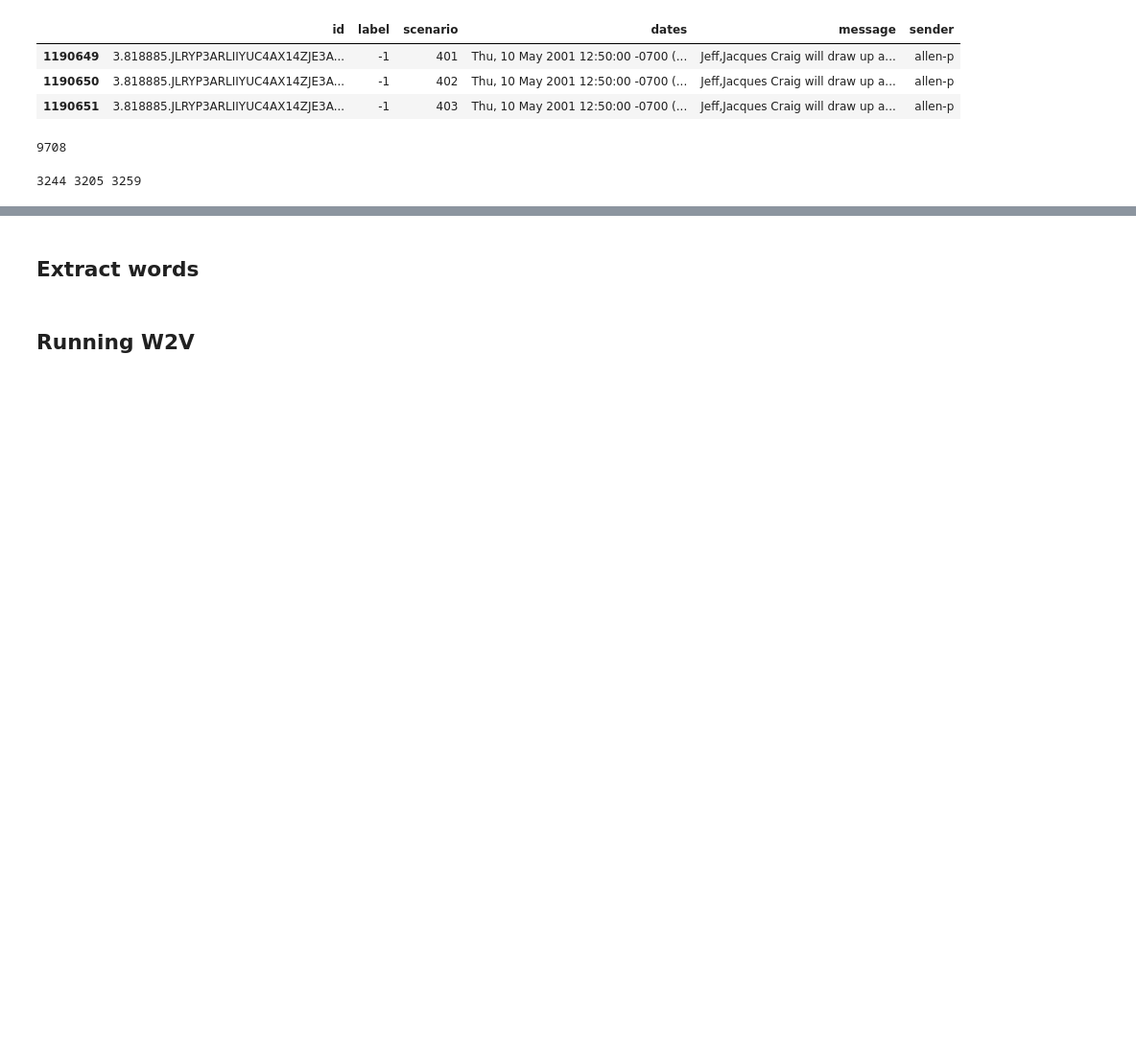
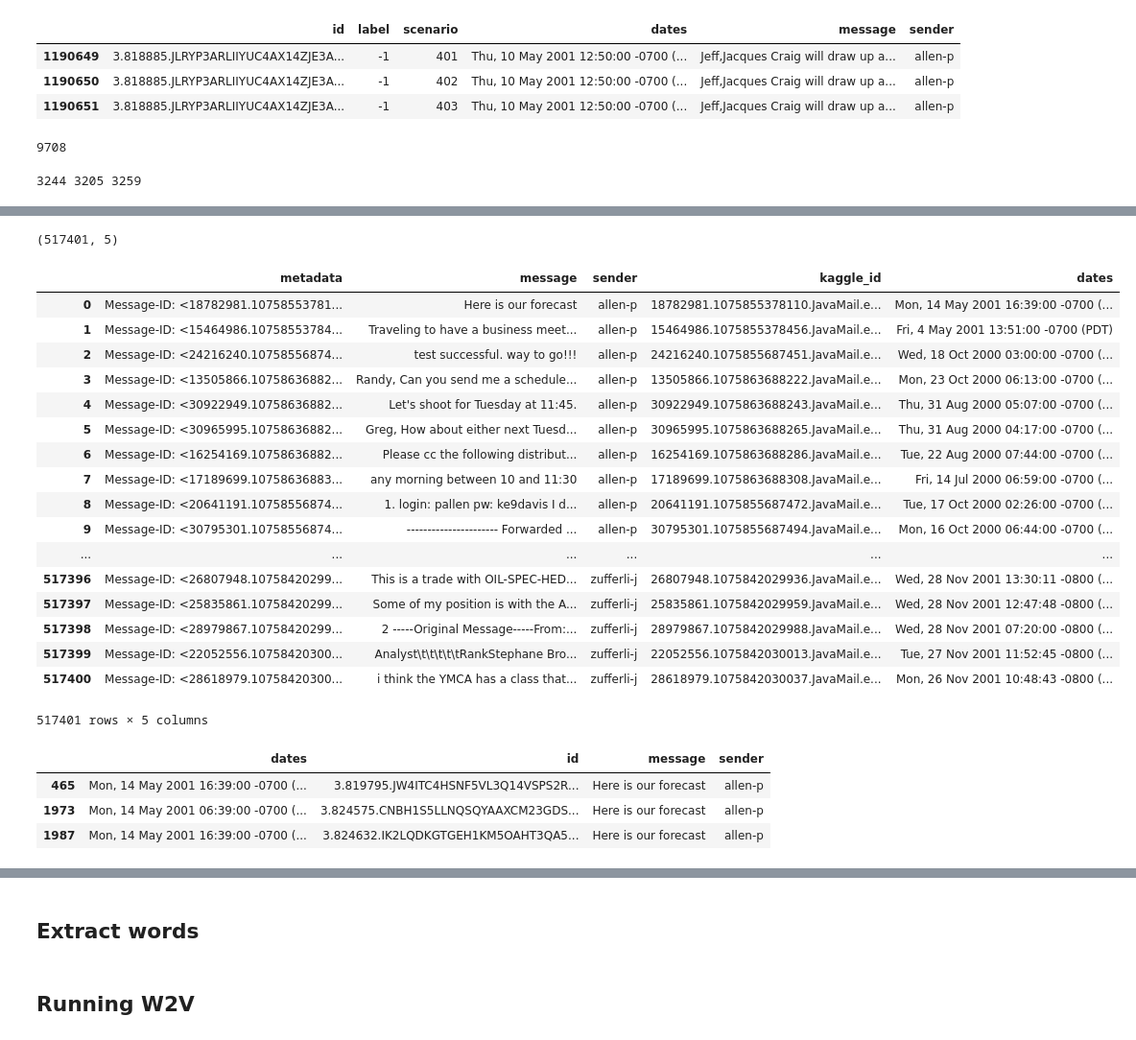
Before and after one commit to xingfanxia/comps_ediscovery, a Jupyter notebook: w2v.ipynb, the cells around one changed output, grey strips where cells are left out. Shown at 96% size. Cells and saved outputs as stored; diff of their text form; code cells hidden in the pictures; blank space fills up the shorter version.

```diff
--- a/w2v.ipynb
+++ b/w2v.ipynb
@@ -235,0 +286,20 @@ merged.shape
+# %%
+def get_sender(metadata):
+    sender_pattern = r"X-Origin:(.*)"
+    return re.search(sender_pattern, metadata).group(1).strip().lower()
+# %%
+def get_kaggle_id(metadata):
+    id_pattern = r"Message-ID: <(.*)>"
+    return re.search(id_pattern, metadata).group(1)
+# %%
+def get_date(metadata):
+    date_pattern = r"Date:(.*)"
+    return re.search(date_pattern, metadata).group(1).strip()
+# %%
+metadata_and_message['sender'] = metadata_and_message.metadata.apply(get_sender)
+metadata_and_message['kaggle_id'] = metadata_and_message.metadata.apply(get_kaggle_id)
+metadata_and_message['dates'] = metadata_and_message.metadata.apply(get_date)
+# %%
+metadata_and_message.shape
+# %% [output]
+(517401, 5)
@@ -235,0 +308,28 @@ merged.shape
+# %%
+metadata_and_message
+# %% [output]
+|  | metadata | message | sender | kaggle_id | dates |
+| 0 | Message-ID: <18782981.10758553781... | Here is our forecast | allen-p | 18782981.1075855378110.JavaMail.e... | Mon, 14 May 2001 16:39:00 -0700 (... |
+| 1 | Message-ID: <15464986.10758553784... | Traveling to have a business meet... | allen-p | 15464986.1075855378456.JavaMail.e... | Fri, 4 May 2001 13:51:00 -0700 (PDT) |
+| 2 | Message-ID: <24216240.10758556874... | test successful. way to go!!! | allen-p | 24216240.1075855687451.JavaMail.e... | Wed, 18 Oct 2000 03:00:00 -0700 (... |
+| 3 | Message-ID: <13505866.10758636882... | Randy, Can you send me a schedule... | allen-p | 13505866.1075863688222.JavaMail.e... | Mon, 23 Oct 2000 06:13:00 -0700 (... |
+| 4 | Message-ID: <30922949.10758636882... | Let's shoot for Tuesday at 11:45. | allen-p | 30922949.1075863688243.JavaMail.e... | Thu, 31 Aug 2000 05:07:00 -0700 (... |
+| 5 | Message-ID: <30965995.10758636882... | Greg, How about either next Tuesd... | allen-p | 30965995.1075863688265.JavaMail.e... | Thu, 31 Aug 2000 04:17:00 -0700 (... |
+| 6 | Message-ID: <16254169.10758636882... | Please cc the following distribut... | allen-p | 16254169.1075863688286.JavaMail.e... | Tue, 22 Aug 2000 07:44:00 -0700 (... |
+| 7 | Message-ID: <17189699.10758636883... | any morning between 10 and 11:30 | allen-p | 17189699.1075863688308.JavaMail.e... | Fri, 14 Jul 2000 06:59:00 -0700 (... |
+| 8 | Message-ID: <20641191.10758556874... | 1. login: pallen pw: ke9davis I d... | allen-p | 20641191.1075855687472.JavaMail.e... | Tue, 17 Oct 2000 02:26:00 -0700 (... |
+| 9 | Message-ID: <30795301.10758556874... | ---------------------- Forwarded ... | allen-p | 30795301.1075855687494.JavaMail.e... | Mon, 16 Oct 2000 06:44:00 -0700 (... |
+| ... | ... | ... | ... | ... | ... |
+| 517396 | Message-ID: <26807948.10758420299... | This is a trade with OIL-SPEC-HED... | zufferli-j | 26807948.1075842029936.JavaMail.e... | Wed, 28 Nov 2001 13:30:11 -0800 (... |
+| 517397 | Message-ID: <25835861.10758420299... | Some of my position is with the A... | zufferli-j | 25835861.1075842029959.JavaMail.e... | Wed, 28 Nov 2001 12:47:48 -0800 (... |
+| 517398 | Message-ID: <28979867.10758420299... | 2 -----Original Message-----From:... | zufferli-j | 28979867.1075842029988.JavaMail.e... | Wed, 28 Nov 2001 07:20:00 -0800 (... |
+| 517399 | Message-ID: <22052556.10758420300... | Analyst\t\t\t\t\tRankStephane Bro... | zufferli-j | 22052556.1075842030013.JavaMail.e... | Tue, 27 Nov 2001 11:52:45 -0800 (... |
+| 517400 | Message-ID: <28618979.10758420300... | i think the YMCA has a class that... | zufferli-j | 28618979.1075842030037.JavaMail.e... | Mon, 26 Nov 2001 10:48:43 -0800 (... |
+517401 rows × 5 columns
+# %%
+contents.loc[contents['message'] == 'Here is our forecast']
+# %% [output]
+|  | dates | id | message | sender |
+| 465 | Mon, 14 May 2001 16:39:00 -0700 (... | 3.819795.JW4ITC4HSNF5VL3Q14VSPS2R... | Here is our forecast | allen-p |
+| 1973 | Mon, 14 May 2001 06:39:00 -0700 (... | 3.824575.CNBH1S5LLNQSQYAAXCM23GDS... | Here is our forecast | allen-p |
+| 1987 | Mon, 14 May 2001 16:39:00 -0700 (... | 3.824632.IK2LQDKGTGEH1KM5OAHT3QA5... | Here is our forecast | allen-p |
```
Also changed, not shown: parts of 18 cells of this notebook.
